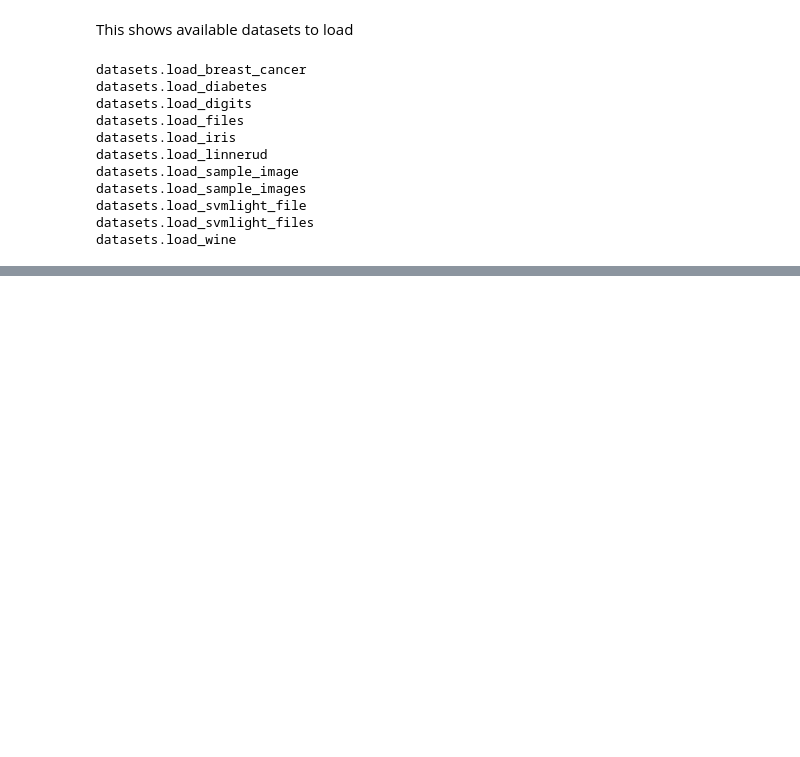
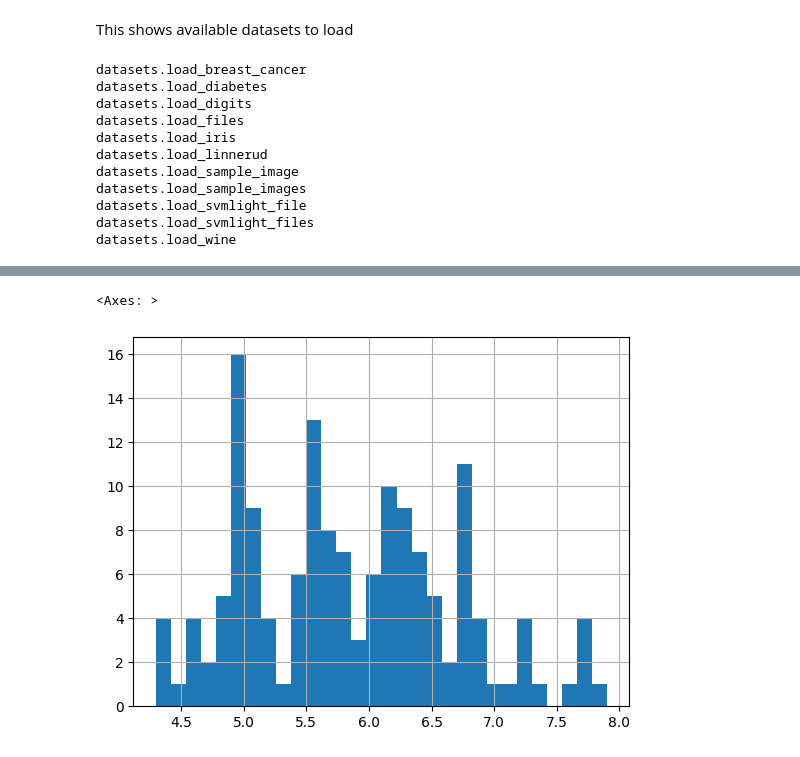
Before and after one commit to OgTechNerd/python-programming-a-2-z, a Jupyter notebook: MachineLearningTutorials/SCIKITLEARN/Scikit-learn_basic_01.ipynb, the cells around one changed output, grey strips where cells are left out. Cells and saved outputs as stored; diff of their text form; code cells hidden in the pictures; blank space fills up the shorter version.

```diff
--- a/MachineLearningTutorials/SCIKITLEARN/Scikit-learn_basic_01.ipynb
+++ b/MachineLearningTutorials/SCIKITLEARN/Scikit-learn_basic_01.ipynb
@@ -107,0 +149,5 @@ print(ds.target)
+# %%
+iris_df['sepal length (cm)'].hist(bins=30)
+# %% [output]
+<Axes: >
+[figure, added]
```
Also changed, not shown: parts of 12 cells of this notebook.
